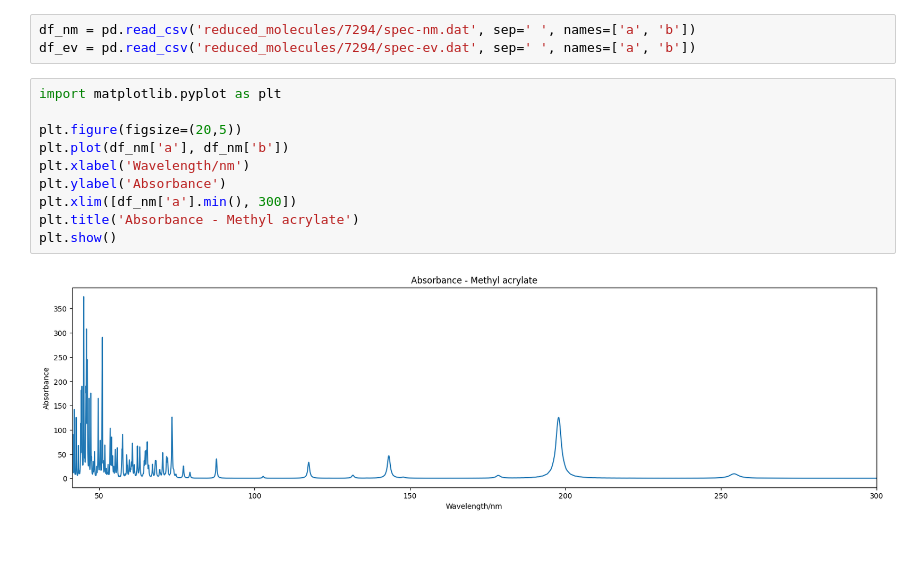
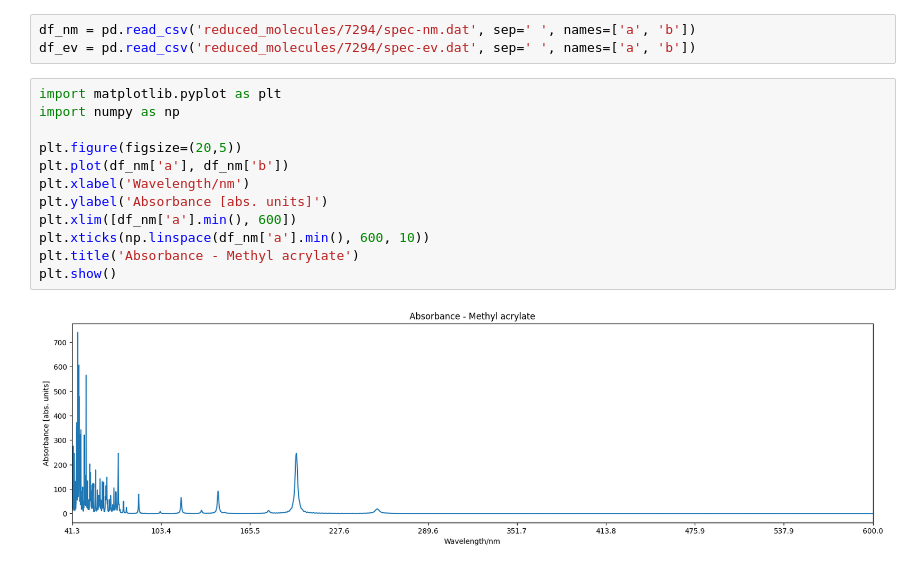
Before and after one commit to gabrielogia/Pipeline, a Jupyter notebook: get_spectrum.ipynb, the cells around one changed output. Cells and saved outputs as stored; diff of their text form.

```diff
--- a/get_spectrum.ipynb
+++ b/get_spectrum.ipynb
@@ -5,16 +5,18 @@ df_nm = pd.read_csv('reduced_molecules/7294/spec-nm.dat', sep=' ', names=['a', '
 df_ev = pd.read_csv('reduced_molecules/7294/spec-ev.dat', sep=' ', names=['a', 'b'])
 # %%
 import matplotlib.pyplot as plt
+import numpy as np
 
 plt.figure(figsize=(20,5))
 plt.plot(df_nm['a'], df_nm['b'])
 plt.xlabel('Wavelength/nm')
-plt.ylabel('Absorbance')
-plt.xlim([df_nm['a'].min(), 300])
+plt.ylabel('Absorbance [abs. units]')
+plt.xlim([df_nm['a'].min(), 600])
+plt.xticks(np.linspace(df_nm['a'].min(), 600, 10))
 plt.title('Absorbance - Methyl acrylate')
 plt.show()
 # %% [output]
-[figure, old version]
+[figure, new version]
 # %%
 plt.figure(figsize=(20,5))
 plt.plot(df_ev['a'], df_ev['b'])
```
Also changed, not shown: parts of 1 cell of this notebook, 8 other files.
